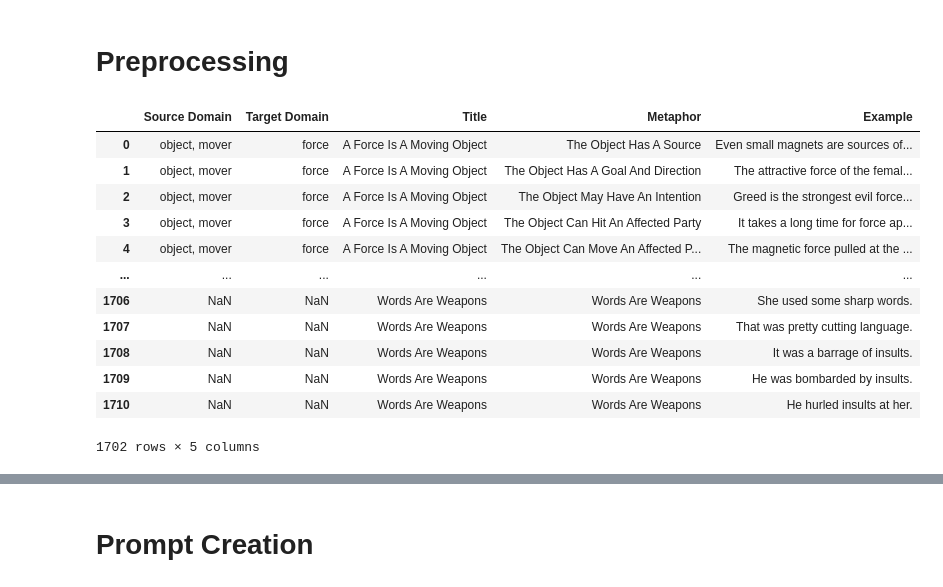
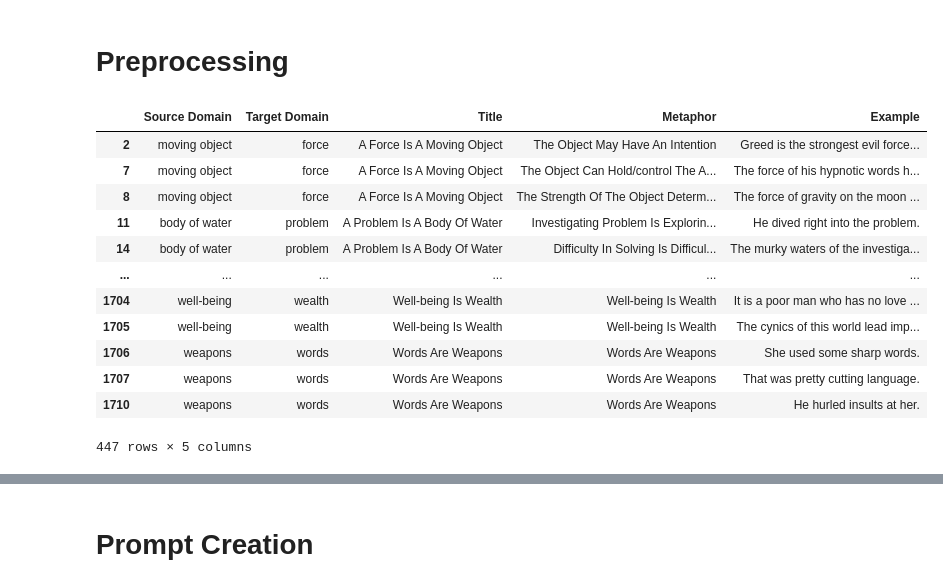
Before and after one commit to lwachowiak/Metaphor-Extraction-With-GPT-3, a Jupyter notebook: analysis.ipynb, the cells around one changed output, grey strips where cells are left out. Saved outputs shown, nothing was run; the diff lists cells and outputs as text; code cells hidden in the pictures.

```diff
--- a/analysis.ipynb
+++ b/analysis.ipynb
@@ -7,19 +10,20 @@ import openai
 openai.api_key = openai.api_key_path="GPT3.txt"
 # %%
 # read csv dataset
-df = pd.read_csv('crawled_metaphors_cleaned.csv', sep=";", index_col=0)
+df = pd.read_csv('Data/crawled_metaphors_selected_three_examples.csv', sep=";", index_col=0)
+df_non_metaphoric = pd.read_csv('Data/non_metaphoric_examples.csv', sep=";")
 df
 # %% [output]
 |  | Source Domain | Target Domain | Title | Metaphor | Example |
-| 0 | object, mover | force | A Force Is A Moving Object | The Object Has A Source | Even small magnets are sources of... |
-| 1 | object, mover | force | A Force Is A Moving Object | The Object Has A Goal And Direction | The attractive force of the femal... |
-| 2 | object, mover | force | A Force Is A Moving Object | The Object May Have An Intention | Greed is the strongest evil force... |
-| 3 | object, mover | force | A Force Is A Moving Object | The Object Can Hit An Affected Party | It takes a long time for force ap... |
-| 4 | object, mover | force | A Force Is A Moving Object | The Object Can Move An Affected P... | The magnetic force pulled at the ... |
+| 2 | moving object | force | A Force Is A Moving Object | The Object May Have An Intention | Greed is the strongest evil force... |
+| 7 | moving object | force | A Force Is A Moving Object | The Object Can Hold/control The A... | The force of his hypnotic words h... |
+| 8 | moving object | force | A Force Is A Moving Object | The Strength Of The Object Determ... | The force of gravity on the moon ... |
+| 11 | body of water | problem | A Problem Is A Body Of Water | Investigating Problem Is Explorin... | He dived right into the problem. |
+| 14 | body of water | problem | A Problem Is A Body Of Water | Difficulty In Solving Is Difficul... | The murky waters of the investiga... |
 | ... | ... | ... | ... | ... | ... |
-| 1706 | NaN | NaN | Words Are Weapons | Words Are Weapons | She used some sharp words. |
-| 1707 | NaN | NaN | Words Are Weapons | Words Are Weapons | That was pretty cutting language. |
-| 1708 | NaN | NaN | Words Are Weapons | Words Are Weapons | It was a barrage of insults. |
-| 1709 | NaN | NaN | Words Are Weapons | Words Are Weapons | He was bombarded by insults. |
-| 1710 | NaN | NaN | Words Are Weapons | Words Are Weapons | He hurled insults at her. |
+| 1704 | well-being | wealth | Well-being Is Wealth | Well-being Is Wealth | It is a poor man who has no love ... |
+| 1705 | well-being | wealth | Well-being Is Wealth | Well-being Is Wealth | The cynics of this world lead imp... |
+| 1706 | weapons | words | Words Are Weapons | Words Are Weapons | She used some sharp words. |
+| 1707 | weapons | words | Words Are Weapons | Words Are Weapons | That was pretty cutting language. |
+| 1710 | weapons | words | Words Are Weapons | Words Are Weapons | He hurled insults at her. |
-1702 rows × 5 columns
+447 rows × 5 columns
```
Also changed, not shown: parts of 26 cells of this notebook, 1 other file.
